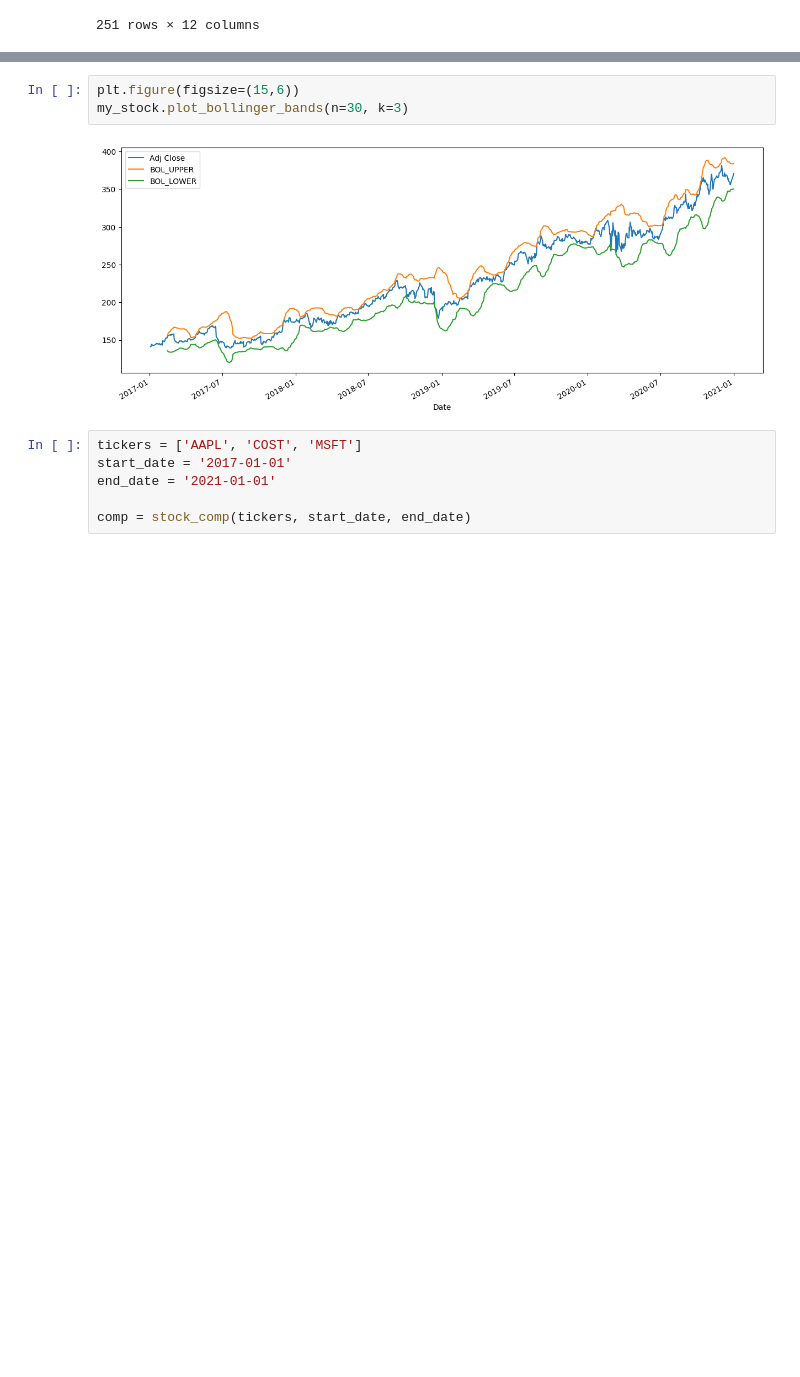
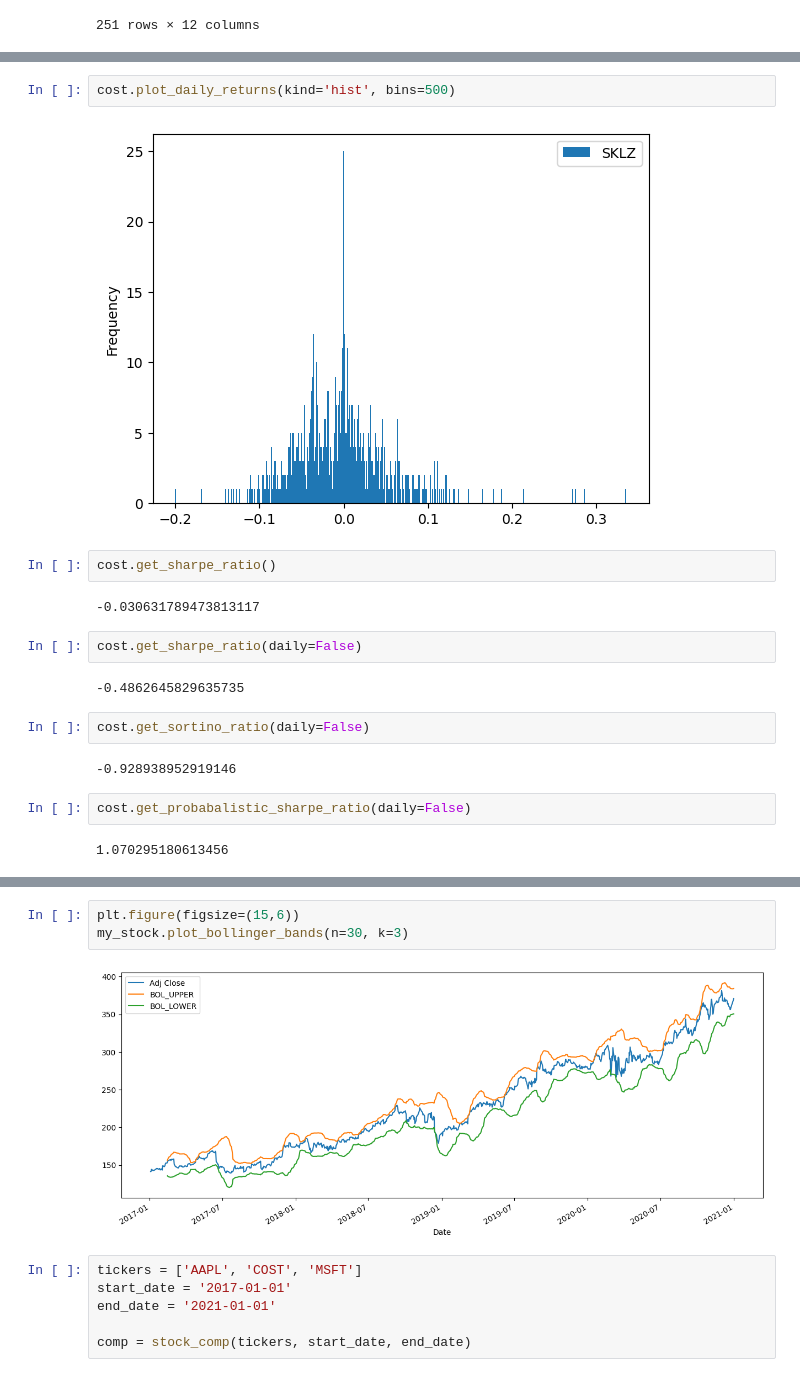
Before and after one commit to alexfioto/learn, a Jupyter notebook: python_finance/equities_util.ipynb, the cells around one changed output, grey strips where cells are left out. Drawn from its saved outputs; the diff is of its cells as text; blank space fills up the shorter version.

```diff
--- a/python_finance/equities_util.ipynb
+++ b/python_finance/equities_util.ipynb
@@ -273,0 +293,20 @@ my_stock = stock_data('COST', '2017-01-01', '2021-01-01')
+# %%
+cost.plot_daily_returns(kind='hist', bins=500)
+# %% [output]
+[figure, added]
+# %%
+cost.get_sharpe_ratio()
+# %% [output]
+-0.030631789473813117
+# %%
+cost.get_sharpe_ratio(daily=False)
+# %% [output]
+-0.4862645829635735
+# %%
+cost.get_sortino_ratio(daily=False)
+# %% [output]
+-0.928938952919146
+# %%
+cost.get_probabalistic_sharpe_ratio(daily=False)
+# %% [output]
+1.070295180613456
```
Also changed, not shown: parts of 14 cells of this notebook.
